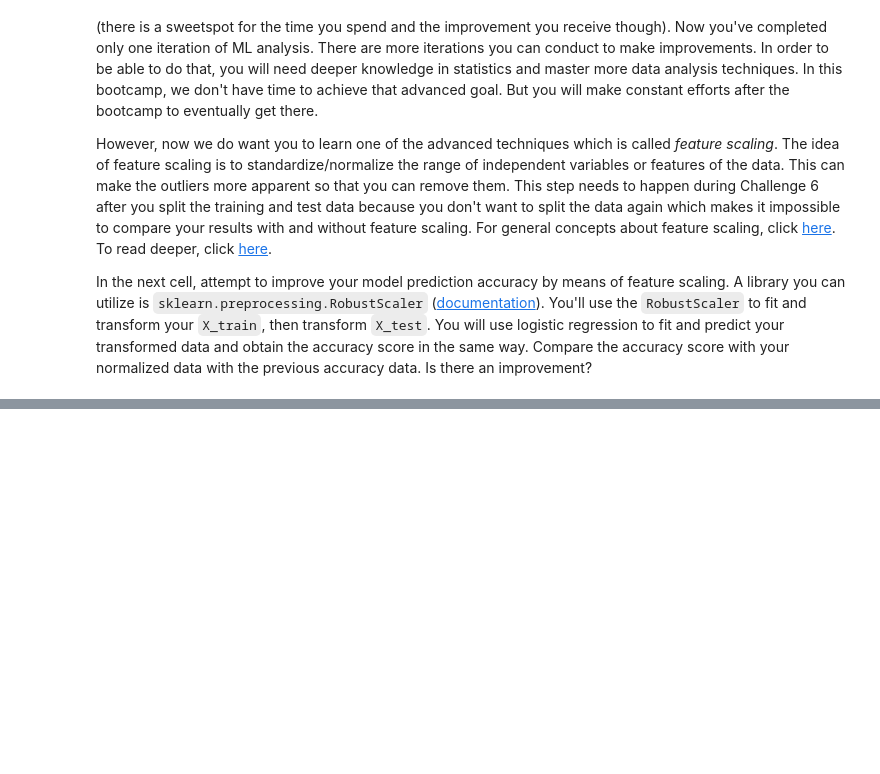
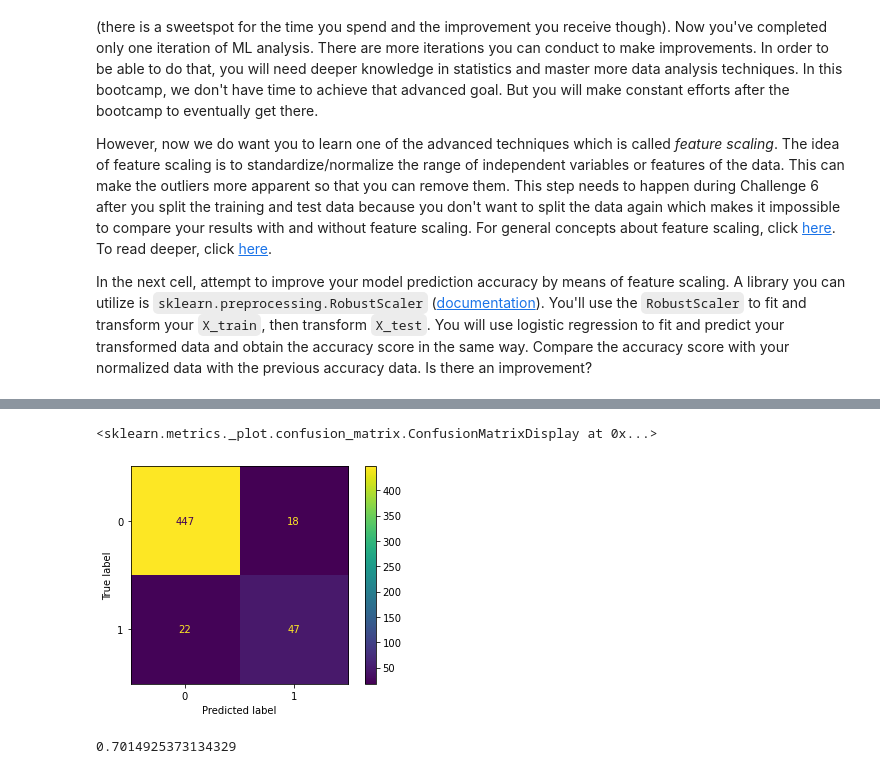
Before and after one commit to ta-data-remote/lab-supervised-learning, a Jupyter notebook: your-code/main.ipynb, the cells around one changed output, grey strips where cells are left out. Drawn from its saved outputs; the diff is of its cells as text; code cells hidden in the pictures; blank space fills up the shorter version.

```diff
--- a/your-code/main.ipynb
+++ b/your-code/main.ipynb
@@ -621,0 +714,9 @@ In the next cell, attempt to improve your model prediction accuracy by means of
+# %%
+plot_confusion_matrix(model2, X_test, y_test)
+# %% [output]
+<sklearn.metrics._plot.confusion_matrix.ConfusionMatrixDisplay at 0x...>
+[figure, added]
+# %%
+f1_score(y_test, y_pred)
+# %% [output]
+0.7014925373134329
```
Also changed, not shown: parts of 27 cells of this notebook.
